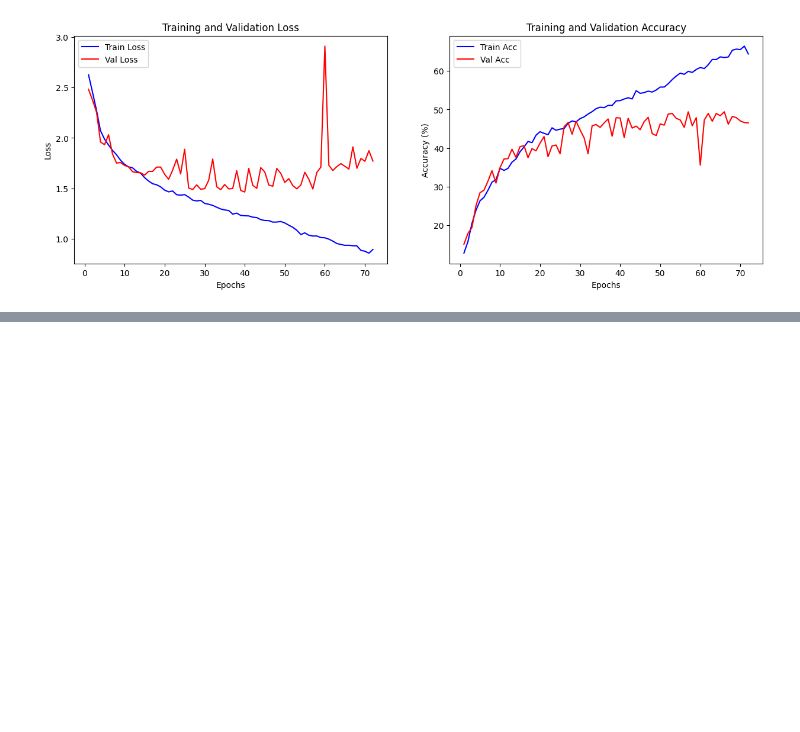
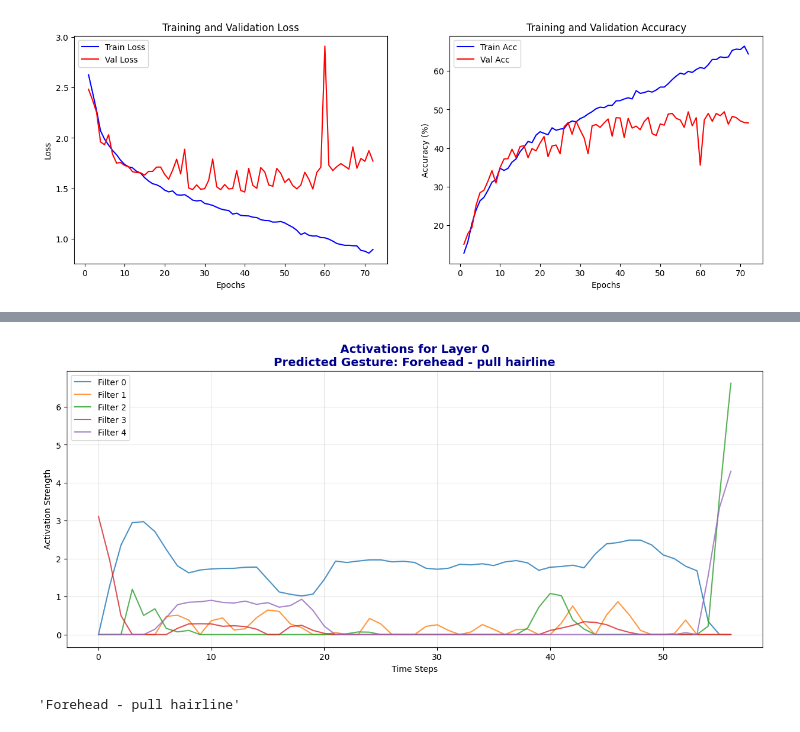
Before and after one commit to m3nadav/sadna, a Jupyter notebook: deep_learning_models.ipynb, the cells around one changed output, grey strips where cells are left out. Cells and saved outputs as stored; diff of their text form; code cells hidden in the pictures; blank space fills up the shorter version.

```diff
--- a/deep_learning_models.ipynb
+++ b/deep_learning_models.ipynb
@@ -788,0 +916,9 @@ Feel around in tray and pull out an object       0.72      0.75      0.73
+# %%
+input_sequence = torch.tensor(val_set[val_set["sequence_id"] == val_set["sequence_id"].unique()[0]][[
+    "acc_x", "acc_y", "acc_z"
+]].to_numpy(), dtype=torch.float32).T.unsqueeze(0).to(device)  # Shape: [1, 3, seq_len]
+# %%
+visualize_activations(model, input_sequence, layer_idx=0, label_encoder=le)
+# %% [output]
+[figure, added]
+'Forehead - pull hairline'
```
Also changed, not shown: parts of 14 cells of this notebook.
